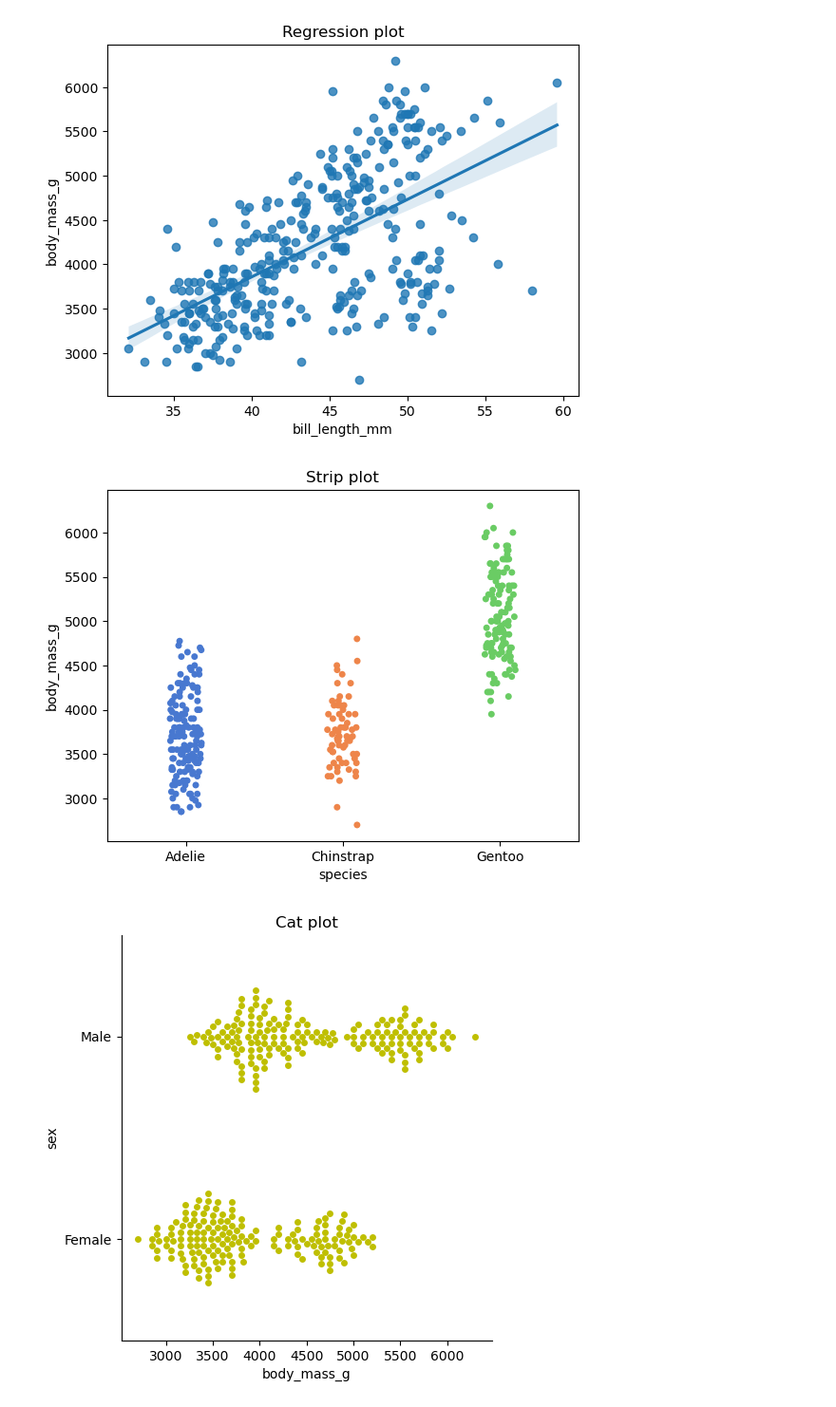
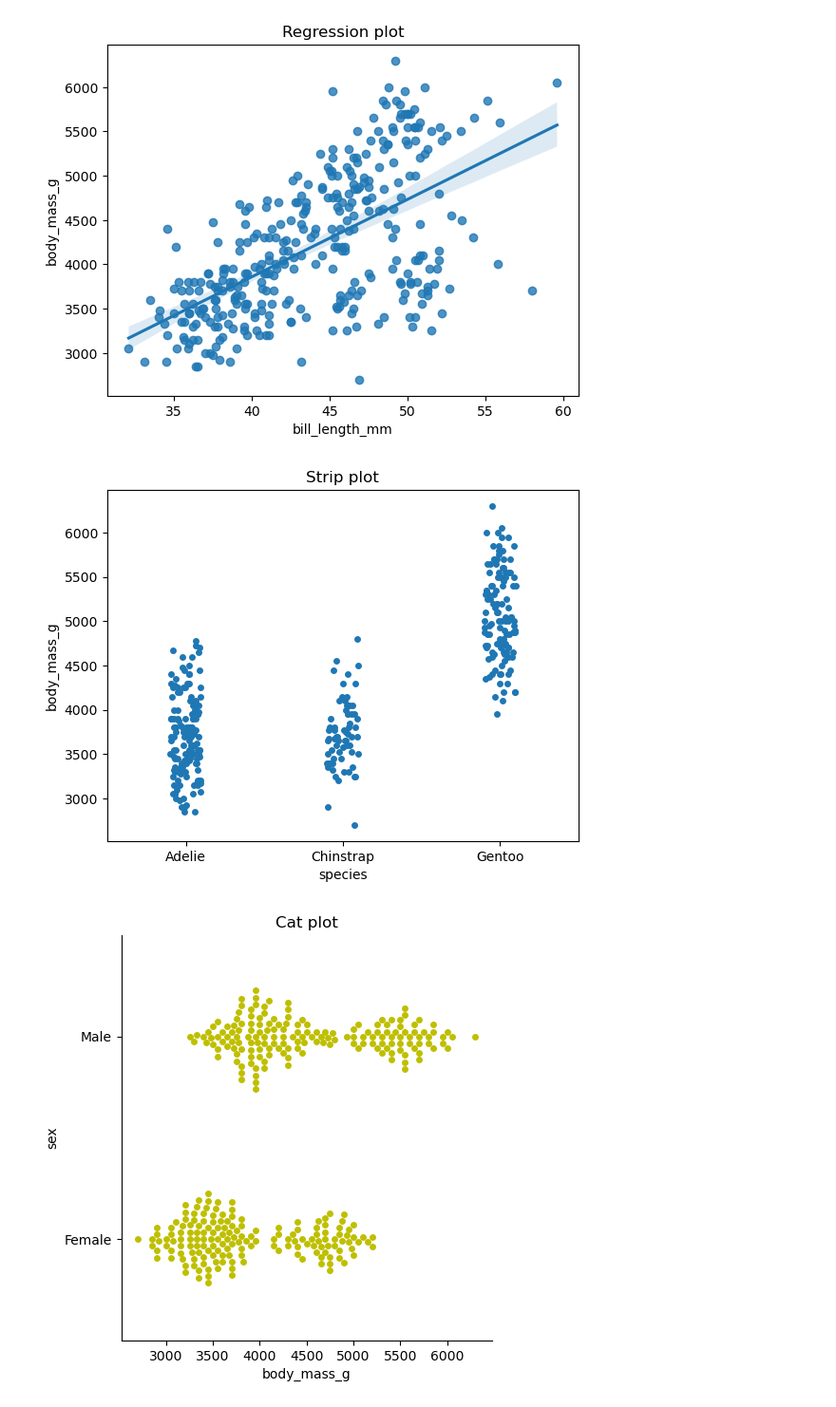
Before and after one commit to irmelnyk/Homework, a Jupyter notebook: 19_Assignment_DataKit.ipynb, the cells around one changed output. Shown at 95% size. Saved outputs shown, nothing was run; the diff lists cells and outputs as text; code cells hidden in the pictures.

```diff
--- a/19_Assignment_DataKit.ipynb
+++ b/19_Assignment_DataKit.ipynb
@@ -171,11 +171,11 @@ plt.show()
 # %% [output]
 [figure]
 # %%
-_ = sns.stripplot( x = 'species',y='body_mass_g', palette = "muted", data = penguins)
+_ = sns.stripplot( x = 'species',y='body_mass_g', data = penguins)
 plt.title("Strip plot")
 plt.show()
 # %% [output]
-[figure, old version]
+[figure, new version]
 # %%
 _ = sns.catplot(y='sex', x = 'body_mass_g',color="y",order = ["Male", "Female"], data = penguins, kind="swarm")
 plt.title("Cat plot")
```
